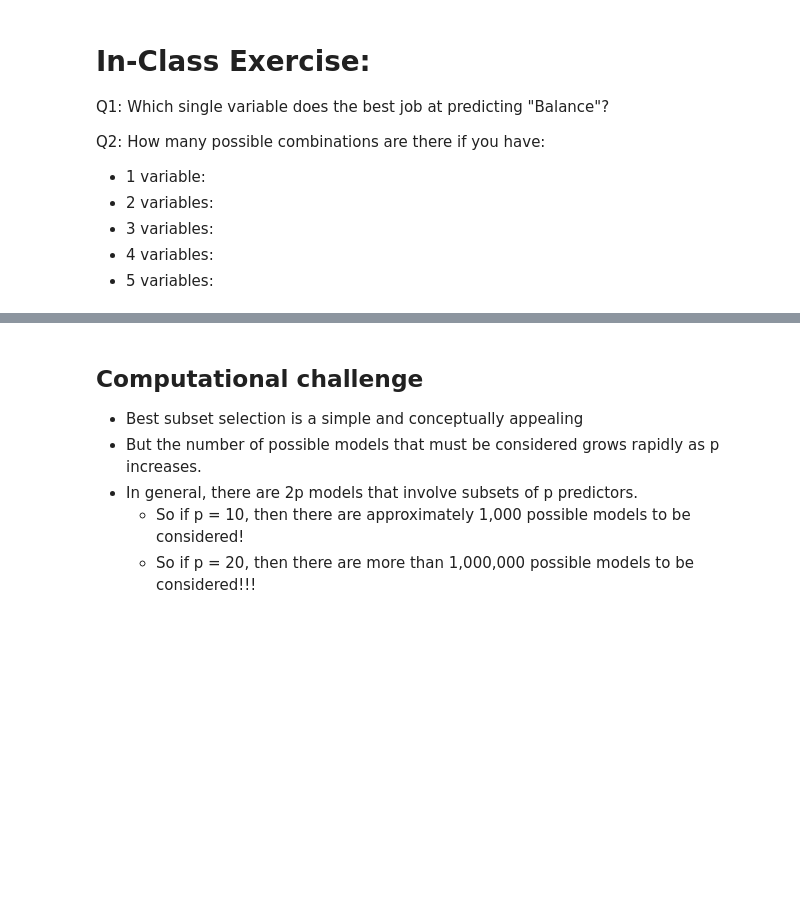
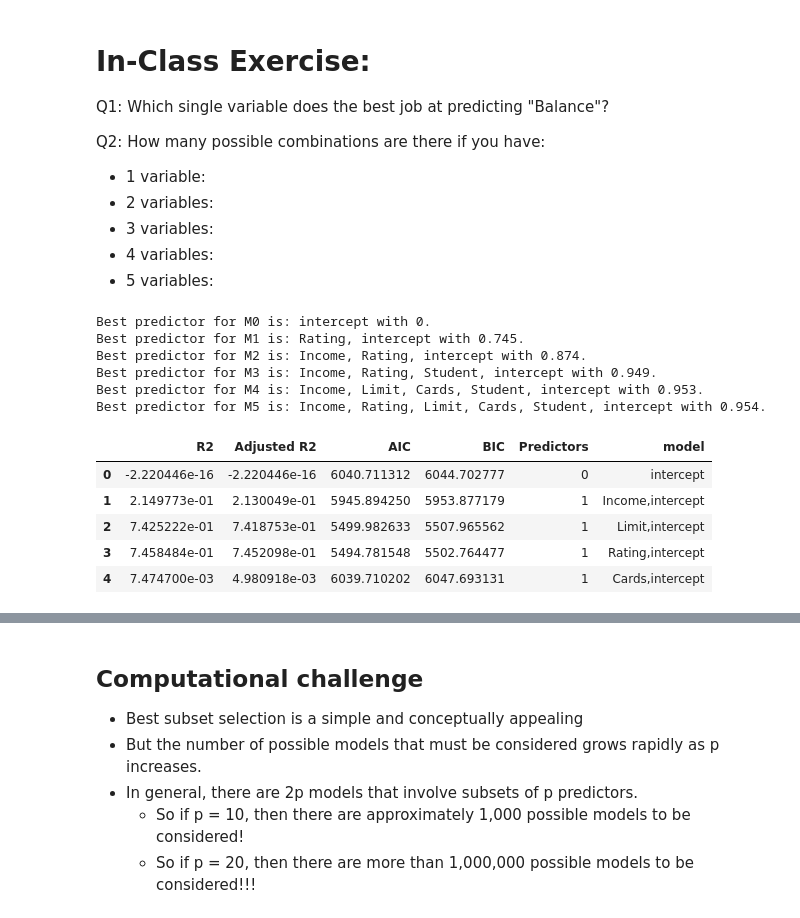
Before and after one commit to JonathanAHolmes/Data-Science-for-Social-Scientists, a Jupyter notebook: Class 10 - Model Selection/Class 10 - Model Selection.ipynb, the cells around one changed output, grey strips where cells are left out. Drawn from its saved outputs; the diff is of its cells as text; code cells hidden in the pictures; blank space fills up the shorter version.

```diff
--- a/Class 10 - Model Selection/Class 10 - Model Selection.ipynb
+++ b/Class 10 - Model Selection/Class 10 - Model Selection.ipynb
@@ -46,4 +43,7 @@ from sklearn.metrics import mean_squared_error
 from sklearn.linear_model import LinearRegression
 
 from itertools import permutations
+from pathlib import Path
+
+CACHE_PATH = Path("best_subset_selection_credit_cache.pkl")
 # %%
@@ -99,26 +147,40 @@ Q2: How many possible combinations are there if you have:
 # %%
 DFs=[]
 #for p in range(X.shape[1]): # uncomment here if you want to do it for all RUN AT YOUR OWN RISK
-for p in range(8):
+for p in range(6):
     R2=0
     best_predictor="none"
     R2_list=[]; adj_R2_list=[] ; aic=[] ; bic=[] ; models=[]
     bestmodel=[-1]
     for k in permutations(list(range(X.shape[1]-1)), p):
         model=list(k)
         model.append(-1)
         results = sm.OLS(y, X.iloc[:,model]).fit() # fit predictors from model
         # append statistics to list
         R2_list.append(results.rsquared) ; adj_R2_list.append(results.rsquared_adj)
         aic.append(results.aic); bic.append(results.bic) ; models.append(','.join(X.columns[model]))
 
         if results.rsquared_adj>R2:
             bestmodel=model
             #model.pop(-1)
             R2=results.rsquared_adj
     DFs.append(pd.DataFrame(data={'R2':R2_list,'Adjusted R2':adj_R2_list, "AIC":aic, "BIC":bic,'Predictors':p,'model':models}))
 
     print("Best predictor for M{} is: {} with {}.".format(p,', '.join(X.columns[bestmodel]),round(R2,3)))
 
 dd=pd.concat(DFs, ignore_index=True)
+dd.to_pickle(CACHE_PATH)
 dd.head()
+# %% [output]
+Best predictor for M0 is: intercept with 0.
+Best predictor for M1 is: Rating, intercept with 0.745.
+Best predictor for M2 is: Income, Rating, intercept with 0.874.
+Best predictor for M3 is: Income, Rating, Student, intercept with 0.949.
+Best predictor for M4 is: Income, Limit, Cards, Student, intercept with 0.953.
+Best predictor for M5 is: Income, Rating, Limit, Cards, Student, intercept with 0.954.
+|  | R2 | Adjusted R2 | AIC | BIC | Predictors | model |
+| 0 | -2.220446e-16 | -2.220446e-16 | 6040.711312 | 6044.702777 | 0 | intercept |
+| 1 | 2.149773e-01 | 2.130049e-01 | 5945.894250 | 5953.877179 | 1 | Income,intercept |
+| 2 | 7.425222e-01 | 7.418753e-01 | 5499.982633 | 5507.965562 | 1 | Limit,intercept |
+| 3 | 7.458484e-01 | 7.452098e-01 | 5494.781548 | 5502.764477 | 1 | Rating,intercept |
+| 4 | 7.474700e-03 | 4.980918e-03 | 6039.710202 | 6047.693131 | 1 | Cards,intercept |
```
Also changed, not shown: parts of 24 cells of this notebook, 1 other file.
